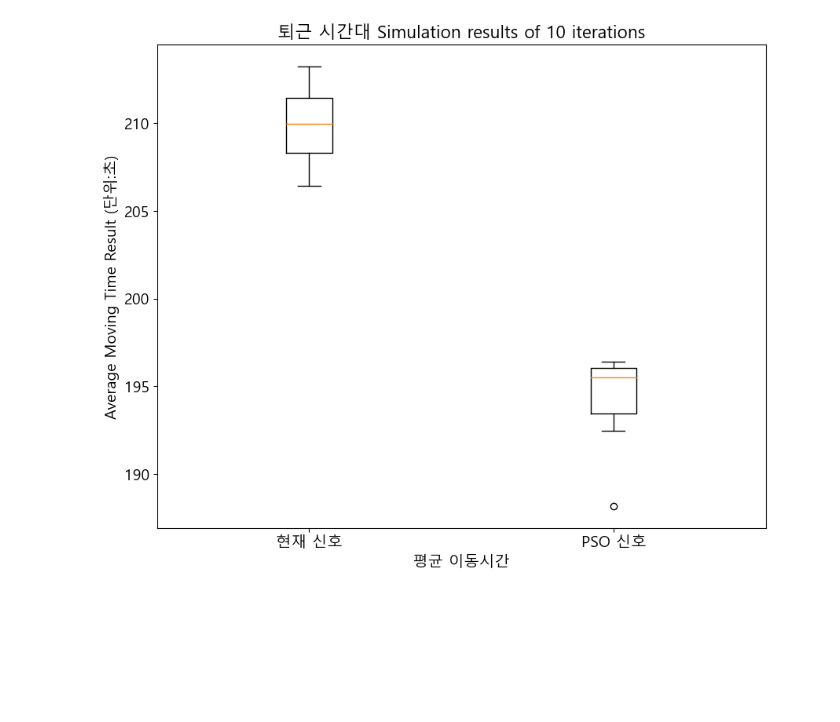
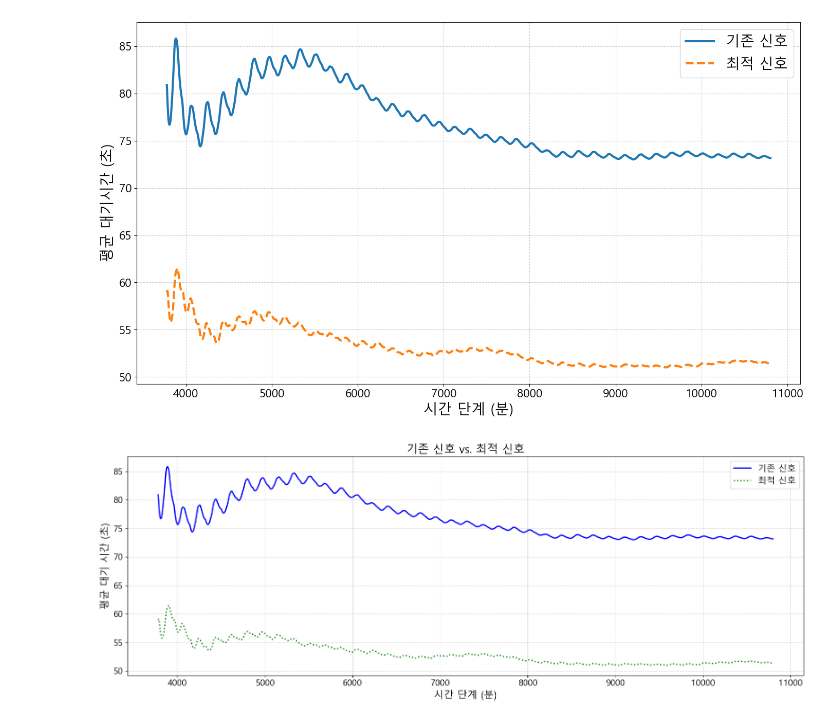
Before and after one commit to pjh09050/Graduation-research, a Jupyter notebook: 3_hour_퇴근_현재 - 복사본/a.ipynb, the cells around one changed output. Cells and saved outputs as stored; diff of their text form; code cells hidden in the pictures; blank space fills up the shorter version.

```diff
--- a/3_hour_퇴근_현재 - 복사본/a.ipynb
+++ b/3_hour_퇴근_현재 - 복사본/a.ipynb
@@ -14,28 +14,3 @@ right_left_max_waiting_result =  [964.6666666666666, 864.5238095238095, 902.9047
 right_left_max_waiting_result1 =  [593.0, 586.1428571428571, 581.8571428571429, 567.8095238095239, 588.5238095238095, 587.4285714285714, 606.3333333333334, 581.8095238095239, 594.6190476190476, 604.1904761904761]
 travel_result =  [208.91015939462244, 211.37801075268817, 213.25649437960521, 208.62568817146828, 206.4503360716953, 213.18669170914944, 206.93186319113633, 208.23562940259183, 211.4422973698336, 210.98802587266798]
 travel_result1 =  [196.38581812477122, 188.18160573327793, 194.11656217345873, 195.98817893037545, 192.4626545149801, 196.08823222303434, 195.83061362806944, 193.20006224389232, 196.1387098464602, 195.22935110925945]
-# %%
-import matplotlib.pyplot as plt
-plt.rc('font', family='Malgun Gothic')
-
-
-
-# plt.figure(figsize=(10,8))
-# plt.boxplot([right_left_max_waiting_result, right_left_max_waiting_result1])
-# plt.xticks([1,2], labels=['현재 신호', 'PSO 신호'], fontsize=14)
-# plt.yticks(fontsize=14)
-# plt.xlabel('학교 <- 정왕역 최대 대기시간', fontsize=14)
-# plt.ylabel('학교 <- 정왕역 Max Waiting Time (단위:초)', fontsize=14)
-# plt.title('퇴근 시간대 Simulation results of 10 iterations', fontsize=16)
-# plt.show()
-
-plt.figure(figsize=(10,8))
-plt.boxplot([travel_result, travel_result1])
-plt.xticks([1,2], labels=['현재 신호', 'PSO 신호'], fontsize=14)
-plt.yticks(fontsize=14)
-plt.xlabel('평균 이동시간', fontsize=14)
-plt.ylabel('Average Moving Time Result (단위:초)', fontsize=14)
-plt.title('퇴근 시간대 Simulation results of 10 iterations', fontsize=16)
-plt.show()
-# %% [output]
-[figure, removed]
@@ -41,0 +21,53 @@ plt.show()
+# %%
+df = pd.read_csv('시뮬레이션 결과.csv')
+# %%
+df = df.T
+# %%
+plt.figure(figsize=(14,8))
+plt.plot(range(3780, 10801), df[0], linewidth = 3)
+plt.plot(range(3780, 10801), df[1], '--', linewidth = 3)
+plt.xticks(fontsize=16)
+plt.yticks(fontsize=16)
+plt.legend(['기존 신호', '최적 신호'], fontsize=20)
+plt.xlabel('시간 단계 (분)', fontsize=20)
+plt.ylabel('평균 대기시간 (초)', fontsize=20)
+plt.grid(True, linestyle='--', alpha=0.6)
+plt.tight_layout()
+plt.show()
+# %% [output]
+[figure, added]
+# %%
+import matplotlib.pyplot as plt
+
+# 그래프 크기 조정
+plt.figure(figsize=(16, 6))
+
+# 선 스타일 및 레이블 변경
+plt.plot(range(3780, 10801), df[0], linewidth=2, label='기존 신호', color='blue')
+plt.plot(range(3780, 10801), df[1], ':', linewidth=2, label='최적 신호', color='green')
+
+# 축 레이블 스타일 변경
+plt.xlabel('시간 단계 (분)', fontsize=16)
+plt.ylabel('평균 대기 시간 (초)', fontsize=16)
+
+# 축 눈금 스타일 변경
+plt.xticks(fontsize=14)
+plt.yticks(fontsize=14)
+
+# 범례 스타일 변경
+plt.legend(fontsize=14)
+
+# 그리드 라인 추가
+plt.grid(True, linestyle='--', alpha=0.6)
+
+# 그래프 제목 추가 (선택사항)
+plt.title('기존 신호 vs. 최적 신호', fontsize=18)
+
+# 그래프 저장 (선택사항)
+# plt.savefig('improved_plot.png')
+
+# 그래프 표시
+plt.tight_layout()
+plt.show()
+# %% [output]
+[figure, added]
```
Also changed, not shown: parts of 1 cell of this notebook, 6 other files.
